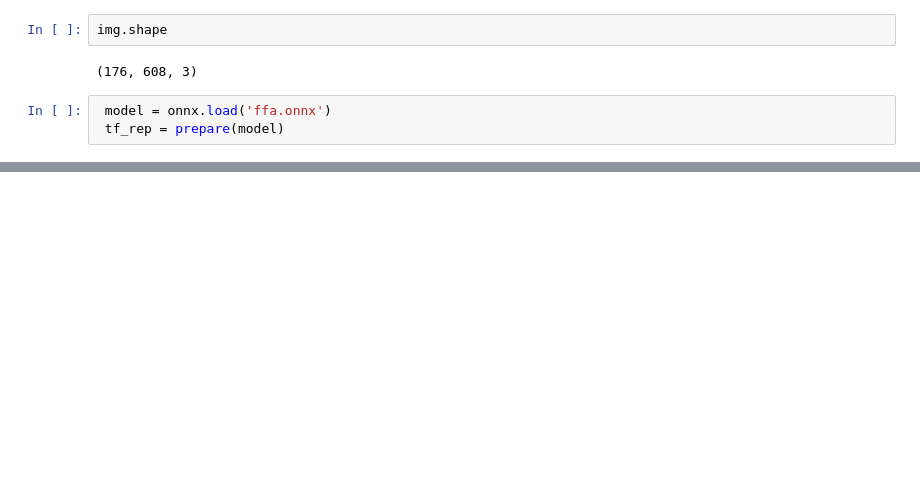
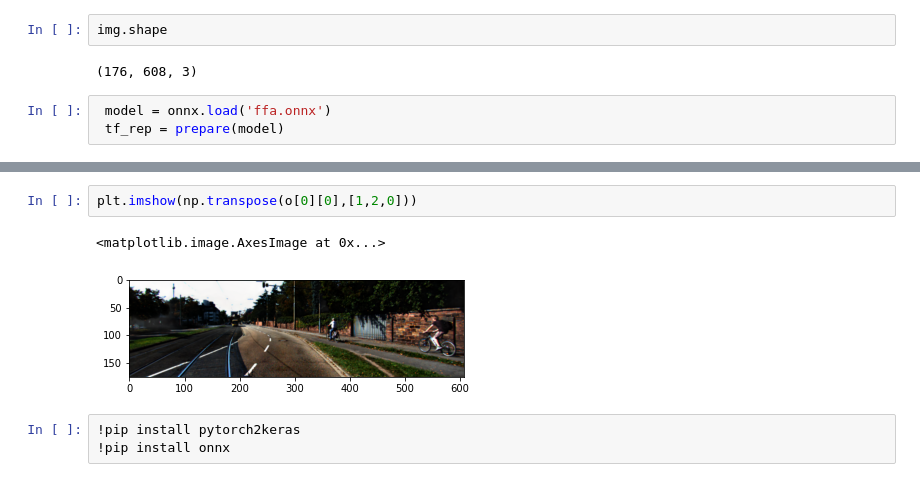
Before and after one commit to abubakrsiddq/BinaryMap, a Jupyter notebook: ffa_onnx.ipynb, the cells around one changed output, grey strips where cells are left out. Drawn from its saved outputs; the diff is of its cells as text; blank space fills up the shorter version.

```diff
--- a/ffa_onnx.ipynb
+++ b/ffa_onnx.ipynb
@@ -416 +433,9 @@ plt.imshow(output[0][0].reshape(176,608,3))
+# %%
+plt.imshow(np.transpose(o[0][0],[1,2,0]))
+# %% [output]
+<matplotlib.image.AxesImage at 0x...>
+[figure, added]
+# %%
+!pip install pytorch2keras
+!pip install onnx
 # %%
```
Also changed, not shown: parts of 13 cells of this notebook.
